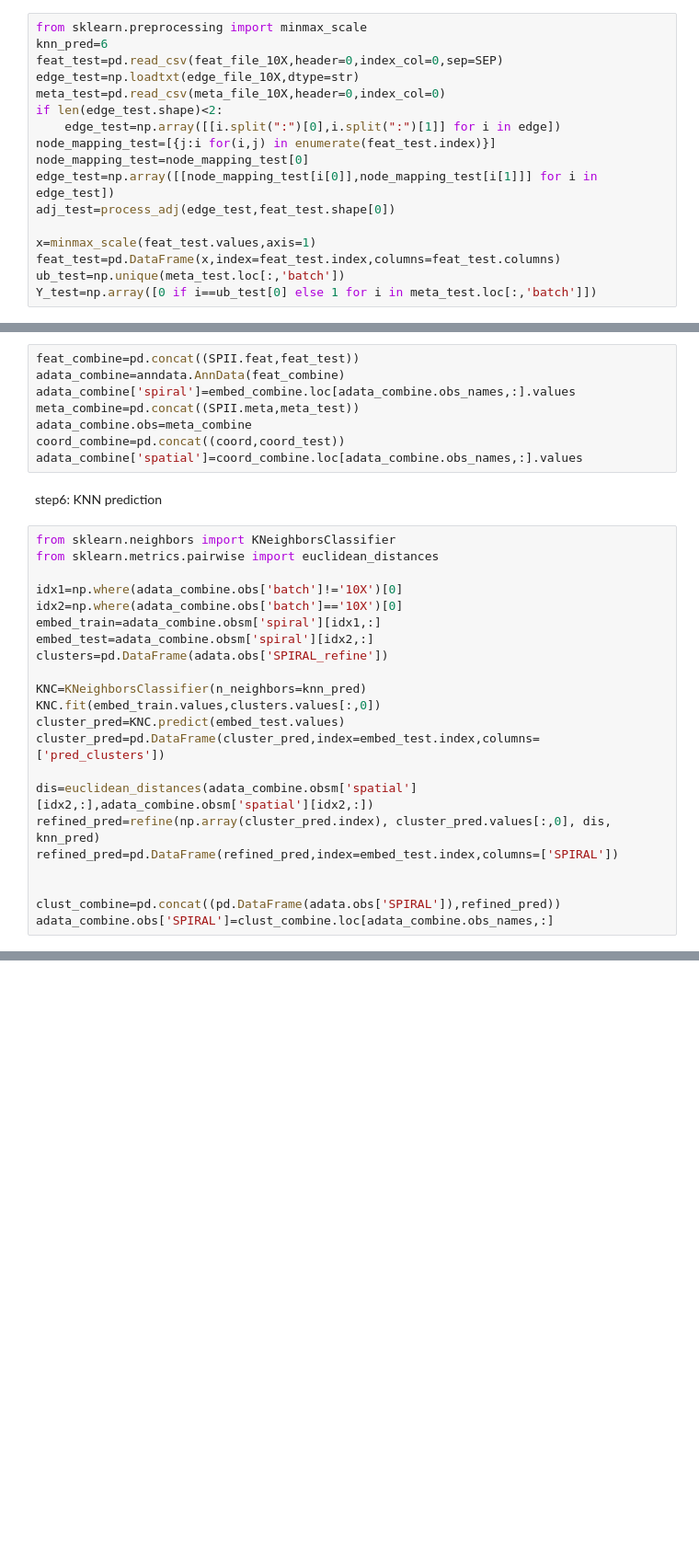
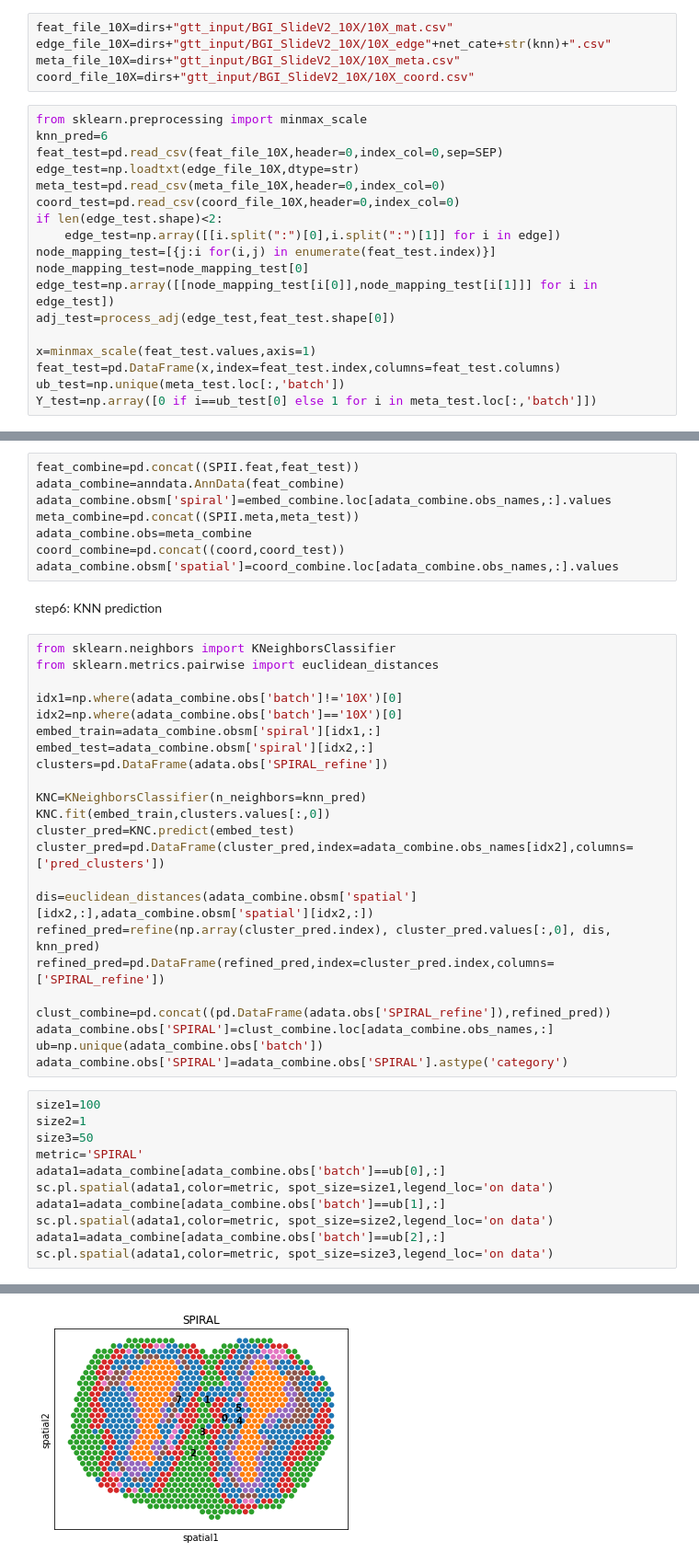
Before and after one commit to guott15/SPIRAL, a Jupyter notebook: Demo/run_spiral_mouse_ob.ipynb, the cells around one changed output, grey strips where cells are left out. Shown at 92% size. Drawn from its saved outputs; the diff is of its cells as text; blank space fills up the shorter version.

```diff
--- a/Demo/run_spiral_mouse_ob.ipynb
+++ b/Demo/run_spiral_mouse_ob.ipynb
@@ -246,12 +236,18 @@ axs.legend(ul,loc="best",fontsize=20,markerscale=4,bbox_to_anchor=(-0.19,1))
 axs.tick_params(axis='both', which='major', labelsize=20)
 # %% [markdown]
 step5:predict 10X Visium
+# %%
+feat_file_10X=dirs+"gtt_input/BGI_SlideV2_10X/10X_mat.csv"
+edge_file_10X=dirs+"gtt_input/BGI_SlideV2_10X/10X_edge"+net_cate+str(knn)+".csv"
+meta_file_10X=dirs+"gtt_input/BGI_SlideV2_10X/10X_meta.csv"
+coord_file_10X=dirs+"gtt_input/BGI_SlideV2_10X/10X_coord.csv"
 # %%
 from sklearn.preprocessing import minmax_scale
 knn_pred=6
 feat_test=pd.read_csv(feat_file_10X,header=0,index_col=0,sep=SEP)
 edge_test=np.loadtxt(edge_file_10X,dtype=str)
 meta_test=pd.read_csv(meta_file_10X,header=0,index_col=0)
+coord_test=pd.read_csv(coord_file_10X,header=0,index_col=0)
 if len(edge_test.shape)<2:
     edge_test=np.array([[i.split(":")[0],i.split(":")[1]] for i in edge])
 node_mapping_test=[{j:i for(i,j) in enumerate(feat_test.index)}]
@@ -282,11 +279,11 @@ embed_combine.to_csv(dirs+"gtt_output/AGC_embed"+flags+'_'+pred_sample+'_xent_'+
 # %%
 feat_combine=pd.concat((SPII.feat,feat_test))
 adata_combine=anndata.AnnData(feat_combine)
-adata_combine['spiral']=embed_combine.loc[adata_combine.obs_names,:].values
+adata_combine.obsm['spiral']=embed_combine.loc[adata_combine.obs_names,:].values
 meta_combine=pd.concat((SPII.meta,meta_test))
 adata_combine.obs=meta_combine
 coord_combine=pd.concat((coord,coord_test))
-adata_combine['spatial']=coord_combine.loc[adata_combine.obs_names,:].values
+adata_combine.obsm['spatial']=coord_combine.loc[adata_combine.obs_names,:].values
 # %% [markdown]
 step6: KNN prediction
 # %%
@@ -300,14 +297,27 @@ embed_test=adata_combine.obsm['spiral'][idx2,:]
 clusters=pd.DataFrame(adata.obs['SPIRAL_refine'])
 
 KNC=KNeighborsClassifier(n_neighbors=knn_pred)
-KNC.fit(embed_train.values,clusters.values[:,0])
-cluster_pred=KNC.predict(embed_test.values)
-cluster_pred=pd.DataFrame(cluster_pred,index=embed_test.index,columns=['pred_clusters'])
+KNC.fit(embed_train,clusters.values[:,0])
+cluster_pred=KNC.predict(embed_test)
+cluster_pred=pd.DataFrame(cluster_pred,index=adata_combine.obs_names[idx2],columns=['pred_clusters'])
 
 dis=euclidean_distances(adata_combine.obsm['spatial'][idx2,:],adata_combine.obsm['spatial'][idx2,:])
 refined_pred=refine(np.array(cluster_pred.index), cluster_pred.values[:,0], dis, knn_pred)
-refined_pred=pd.DataFrame(refined_pred,index=embed_test.index,columns=['SPIRAL'])
+refined_pred=pd.DataFrame(refined_pred,index=cluster_pred.index,columns=['SPIRAL_refine'])
 
-
-clust_combine=pd.concat((pd.DataFrame(adata.obs['SPIRAL']),refined_pred))
+clust_combine=pd.concat((pd.DataFrame(adata.obs['SPIRAL_refine']),refined_pred))
 adata_combine.obs['SPIRAL']=clust_combine.loc[adata_combine.obs_names,:]
+ub=np.unique(adata_combine.obs['batch'])
+adata_combine.obs['SPIRAL']=adata_combine.obs['SPIRAL'].astype('category')
+# %%
+size1=100
+size2=1
+size3=50
+metric='SPIRAL'
+adata1=adata_combine[adata_combine.obs['batch']==ub[0],:]
+sc.pl.spatial(adata1,color=metric, spot_size=size1,legend_loc='on data')
+adata1=adata_combine[adata_combine.obs['batch']==ub[1],:]
+sc.pl.spatial(adata1,color=metric, spot_size=size2,legend_loc='on data')
+adata1=adata_combine[adata_combine.obs['batch']==ub[2],:]
+sc.pl.spatial(adata1,color=metric, spot_size=size3,legend_loc='on data')
+# %% [output]
@@ -313,0 +328 @@ adata_combine.obs['SPIRAL']=clust_combine.loc[adata_combine.obs_names,:]
+[figure, added]
```
Also changed, not shown: parts of 9 cells of this notebook, 1 other file.
